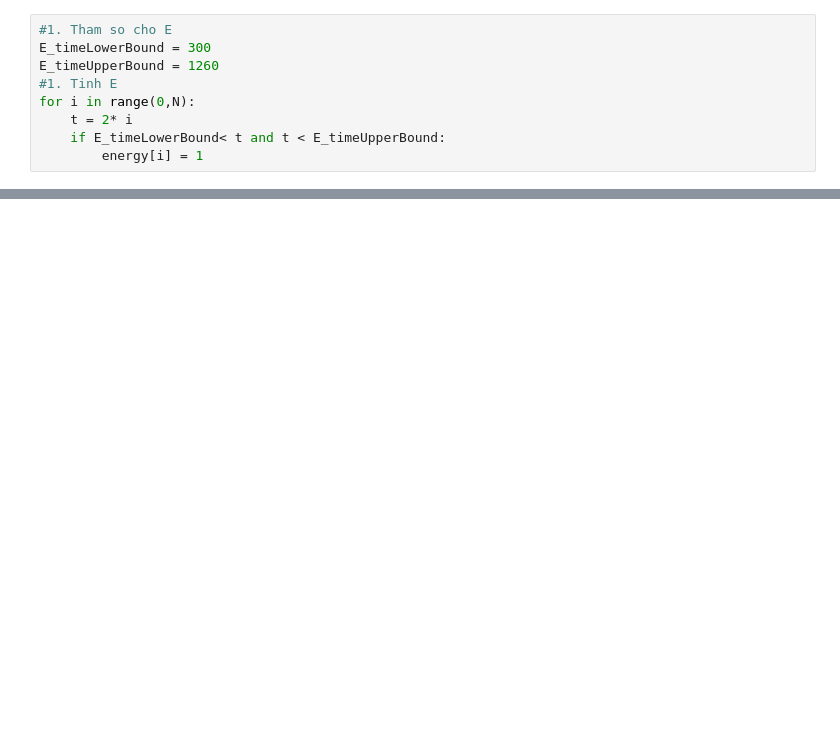
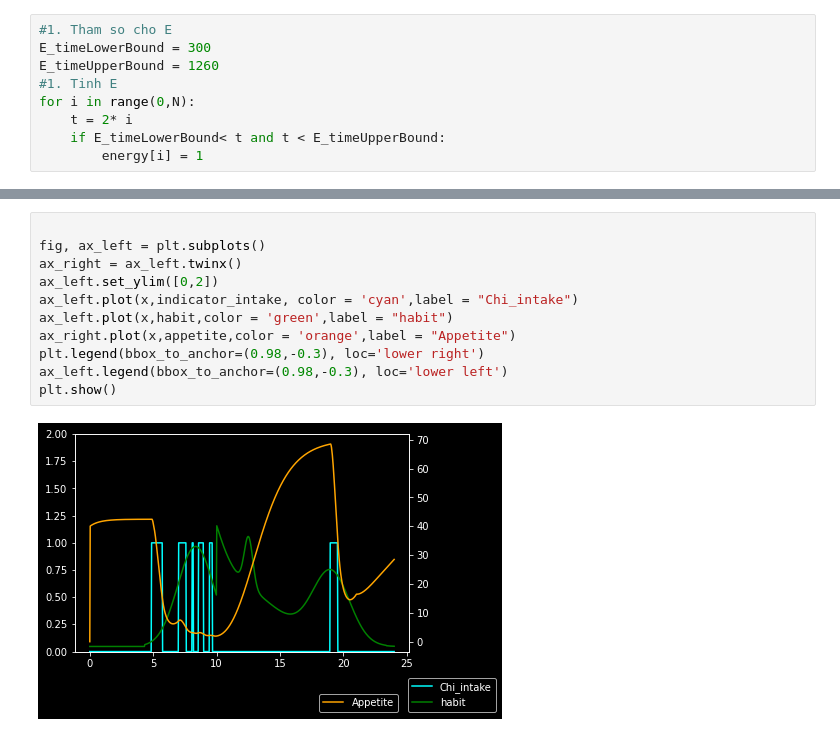
Before and after one commit to anthule123/2.-food-intake-simulation, a Jupyter notebook: food intake 2.ipynb, the cells around one changed output, grey strips where cells are left out. Saved outputs shown, nothing was run; the diff lists cells and outputs as text; blank space fills up the shorter version.

```diff
--- a/food intake 2.ipynb
+++ b/food intake 2.ipynb
@@ -121,0 +152,13 @@ plt.show()
+# %%
+
+fig, ax_left = plt.subplots()
+ax_right = ax_left.twinx()
+ax_left.set_ylim([0,2])
+ax_left.plot(x,indicator_intake, color = 'cyan',label = "Chi_intake")
+ax_left.plot(x,habit,color = 'green',label = "habit")
+ax_right.plot(x,appetite,color = 'orange',label = "Appetite")
+plt.legend(bbox_to_anchor=(0.98,-0.3), loc='lower right')
+ax_left.legend(bbox_to_anchor=(0.98,-0.3), loc='lower left')
+plt.show()
+# %% [output]
+[figure, added]
```
Also changed, not shown: parts of 10 cells of this notebook.
